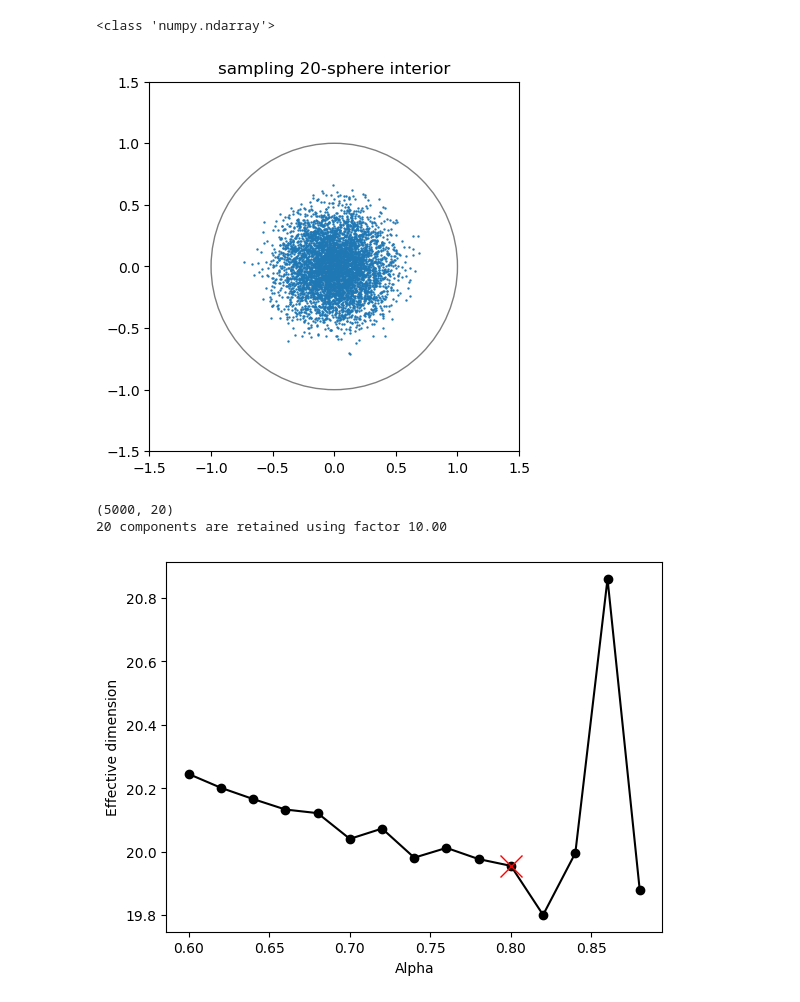
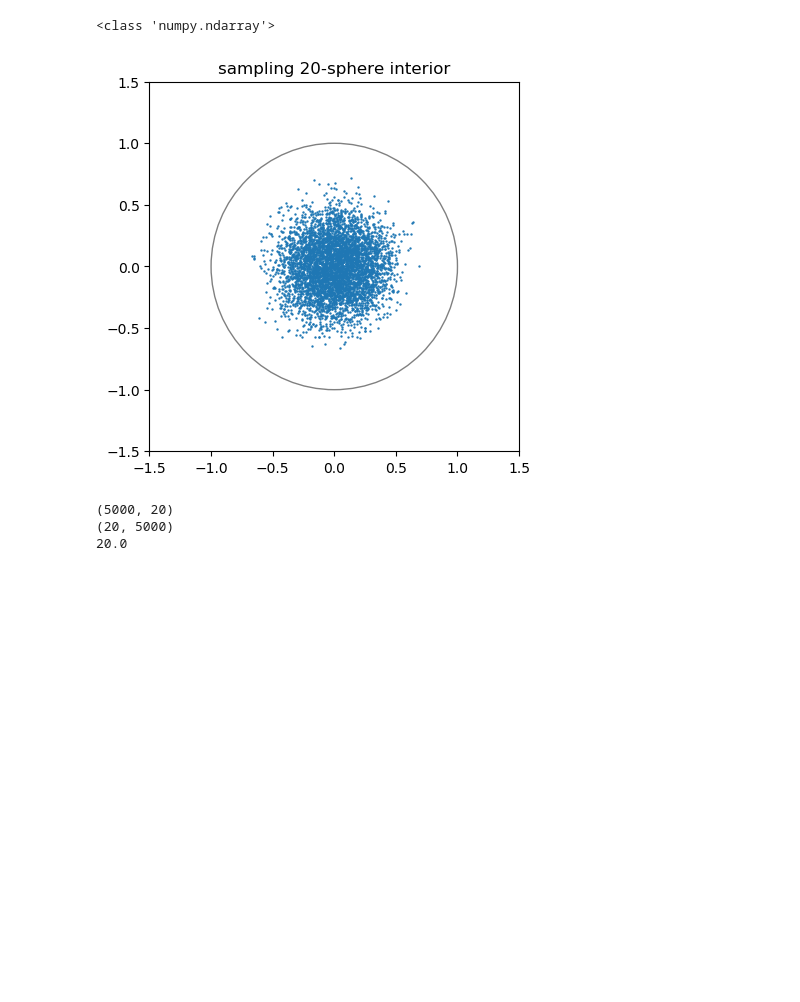
Before and after one commit to auranic/FisherSeparabilityAnalysis, a Jupyter notebook: Python3/FisherSeparability_BCNN.ipynb, the cells around one changed output. Saved outputs shown, nothing was run; the diff lists cells and outputs as text; code cells hidden in the pictures; blank space fills up the shorter version.

Commit message:
add complete dataset analysis

```diff
--- a/Python3/FisherSeparability_BCNN.ipynb
+++ b/Python3/FisherSeparability_BCNN.ipynb
@@ -224,26 +352,29 @@ def list2dict(lst):
 # %%
 # Simplest test - uniform distribution of k points on a N-dimensional sphere, determining N from the distribution
 
 fig1 = plt.figure()
 ax1 = fig1.gca()
 npoints = 5000
 dimension = 20
 radius = 1
 X,center = randsphere(npoints,dimension,radius)
 print(type(X))
 ax1.scatter(X[:,0],X[:,1],s=0.5)
 ax1.add_artist(plt.Circle(center,radius,fill=False,color='0.5'))
 ax1.set_xlim(-1.5,1.5)
 ax1.set_ylim(-1.5,1.5)
 ax1.set_aspect('equal')
 ax1.set_title('sampling %i-sphere interior'%dimension)
 plt.show()
 
 print(X.shape)
-[n_alpha,n_single,p_alpha,alphas,separable_fraction] = SeparabilityAnalysis(X)
+#[n_alpha,n_single,p_alpha,alphas,separable_fraction,Xp] = SeparabilityAnalysis(X)
+[n_alpha,n_single,p_alpha,retained_dim] = SeparabilityAnalysis_matlab(X)
+print(p_alpha.shape)
+print(retained_dim)
 # %% [output]
 <class 'numpy.ndarray'>
-[figure, old version]
+[figure, new version]
 (5000, 20)
-20 components are retained using factor 10.00
+(20, 5000)
+20.0
-[figure, removed]
```
Also changed, not shown: parts of 17 cells of this notebook, 9 other files.
